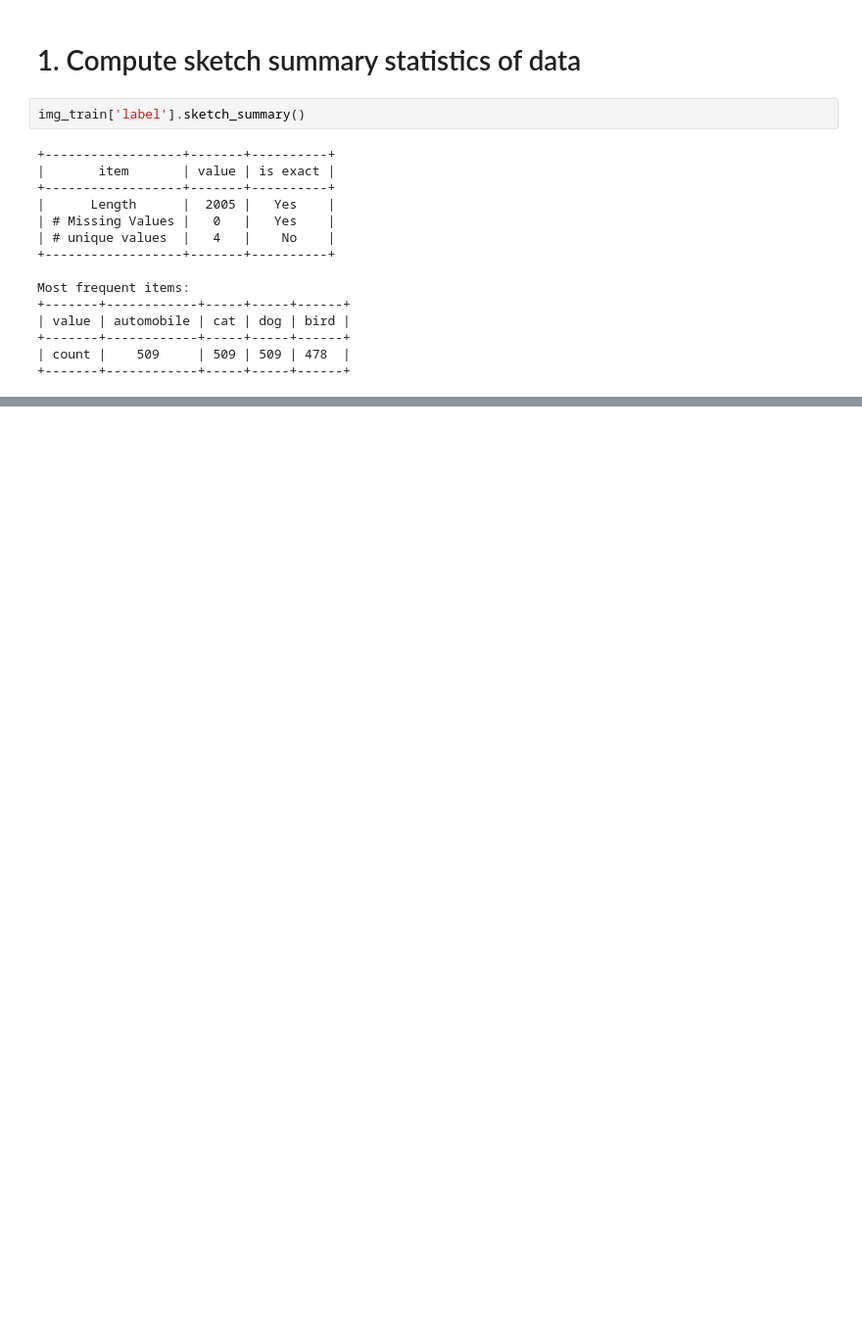
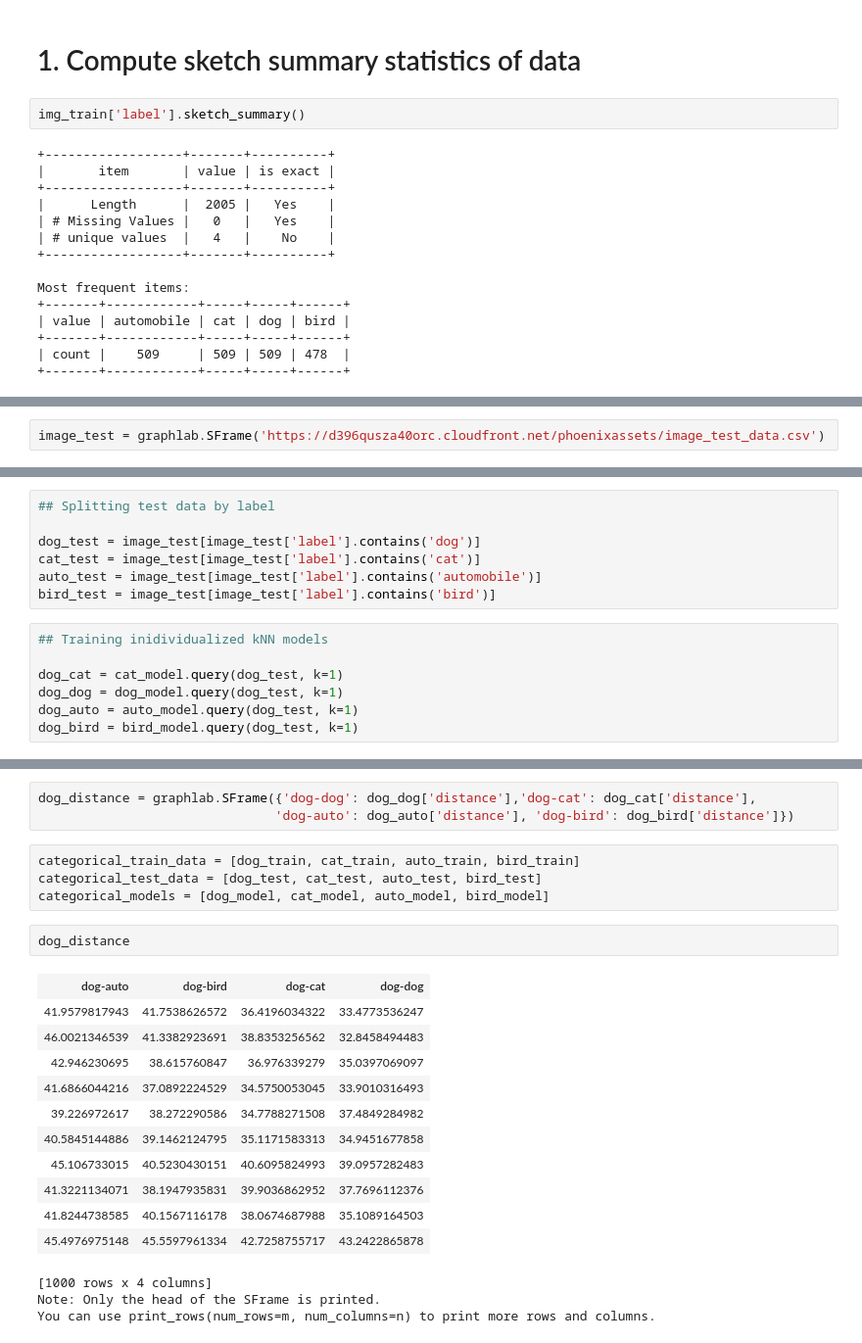
Before and after one commit to somewhatalive/UWashML, a Jupyter notebook: Deep Features for Image Retrieval.ipynb, the cells around one changed output, grey strips where cells are left out. Shown: that part at 98% size. Saved outputs shown, nothing was run; the diff lists cells and outputs as text; blank space fills up the shorter version.

```diff
--- a/Deep Features for Image Retrieval.ipynb
+++ b/Deep Features for Image Retrieval.ipynb
@@ -137,0 +171,2 @@ Most frequent items:
+# %%
+image_test = graphlab.SFrame('https://d396qusza40orc.cloudfront.net/phoenixassets/image_test_data.csv')
@@ -137,0 +263,14 @@ Most frequent items:
+# %%
+## Splitting test data by label
+
+dog_test = image_test[image_test['label'].contains('dog')]
+cat_test = image_test[image_test['label'].contains('cat')]
+auto_test = image_test[image_test['label'].contains('automobile')]
+bird_test = image_test[image_test['label'].contains('bird')]
+# %%
+## Training inidividualized kNN models
+
+dog_cat = cat_model.query(dog_test, k=1)
+dog_dog = dog_model.query(dog_test, k=1)
+dog_auto = auto_model.query(dog_test, k=1)
+dog_bird = bird_model.query(dog_test, k=1)
@@ -137,0 +291,24 @@ Most frequent items:
+# %%
+dog_distance = graphlab.SFrame({'dog-dog': dog_dog['distance'],'dog-cat': dog_cat['distance'],
+                               'dog-auto': dog_auto['distance'], 'dog-bird': dog_bird['distance']})
+# %%
+categorical_train_data = [dog_train, cat_train, auto_train, bird_train]
+categorical_test_data = [dog_test, cat_test, auto_test, bird_test]
+categorical_models = [dog_model, cat_model, auto_model, bird_model]
+# %%
+dog_distance
+# %% [output]
+| dog-auto | dog-bird | dog-cat | dog-dog |
+| 41.9579817943 | 41.7538626572 | 36.4196034322 | 33.4773536247 |
+| 46.0021346539 | 41.3382923691 | 38.8353256562 | 32.8458494483 |
+| 42.946230695 | 38.615760847 | 36.976339279 | 35.0397069097 |
+| 41.6866044216 | 37.0892224529 | 34.5750053045 | 33.9010316493 |
+| 39.226972617 | 38.272290586 | 34.7788271508 | 37.4849284982 |
+| 40.5845144886 | 39.1462124795 | 35.1171583313 | 34.9451677858 |
+| 45.106733015 | 40.5230430151 | 40.6095824993 | 39.0957282483 |
+| 41.3221134071 | 38.1947935831 | 39.9036862952 | 37.7696112376 |
+| 41.8244738585 | 40.1567116178 | 38.0674687988 | 35.1089164503 |
+| 45.4976975148 | 45.5597961334 | 42.7258755717 | 43.2422865878 |
+[1000 rows x 4 columns]
+Note: Only the head of the SFrame is printed.
+You can use print_rows(num_rows=m, num_columns=n) to print more rows and columns.
```
Also changed, not shown: parts of 29 cells of this notebook.
